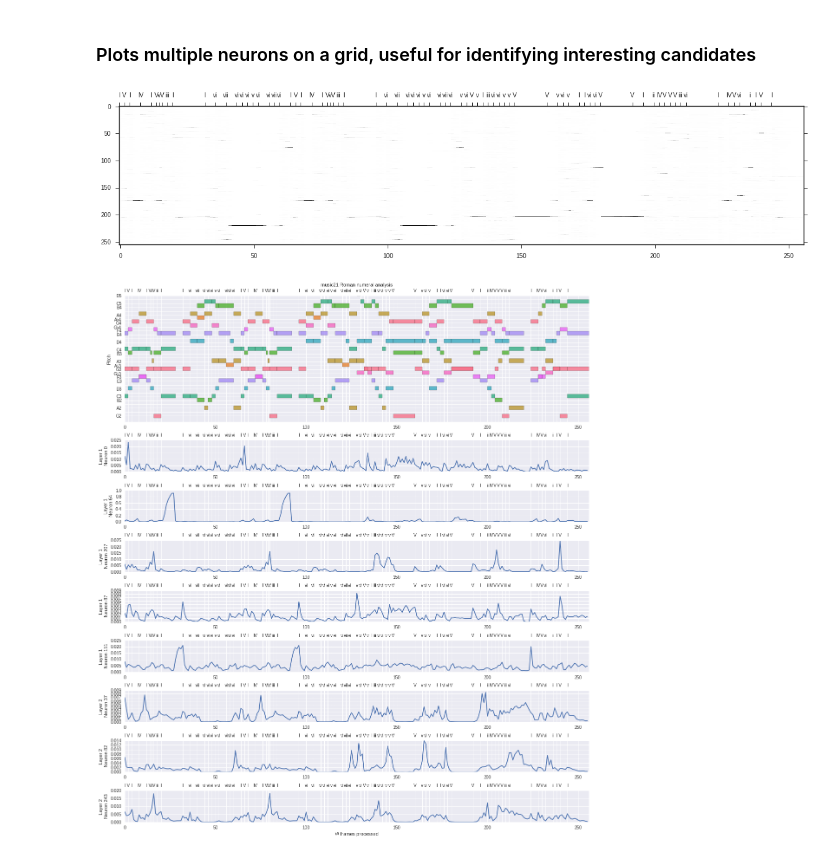
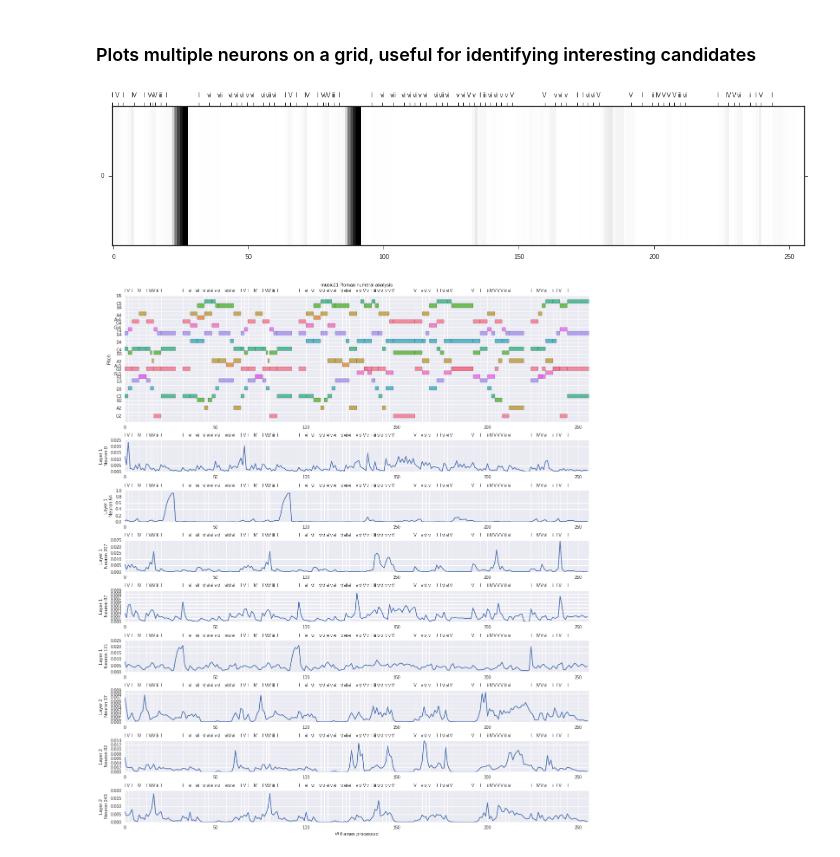
Before and after one commit to feynmanliang/bachbot-thesis, a Jupyter notebook: jupyter-notebooks/mark neuron activation plots.ipynb, the cells around one changed output. Drawn from its saved outputs; the diff is of its cells as text; code cells hidden in the pictures.

Commit message:
Mark plots state

```diff
--- a/jupyter-notebooks/mark neuron activation plots.ipynb
+++ b/jupyter-notebooks/mark neuron activation plots.ipynb
@@ -10,13 +10,13 @@ Lots of deep learning research shows that later layers (i.e. higher indexed) sho
 # %% [markdown]
 ### Plots multiple neurons on a grid, useful for identifying interesting candidates
 # %%
-layer=2 # must be within [0,2] inclusive
-neuron_start=0 # must be within [0,255] inclusive
-neuron_end=255 # must be within [0,255] inclusive
+layer=1# must be within [0,2] inclusive
+neuron_start=64 # must be within [0,255] inclusive
+neuron_end=65 # must be within [0,255] inclusive
 
 plot_grid(layer, (neuron_start, neuron_end))
 # %% [output]
-[figure, old version]
+[figure, new version]
 # %%
 interesting_neurons = [
     (1,0), # e.g. layer 1, neuron 0 (everything is zero-indexed)
```
